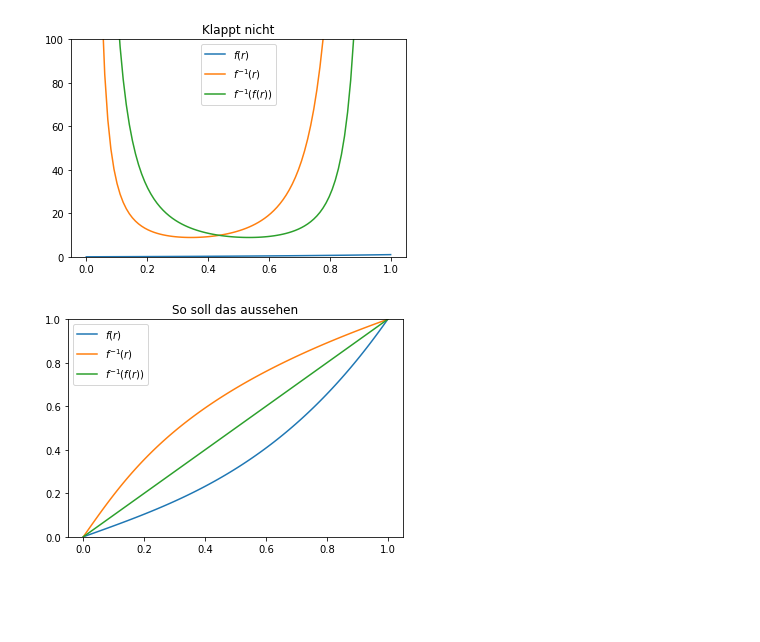
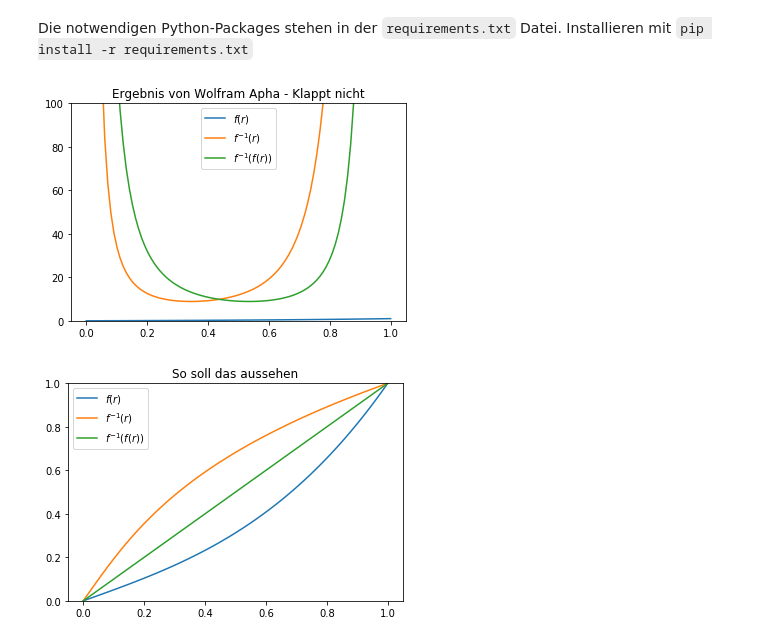
Before and after one commit to Phenylalaninquelle/distortionCamera, a Jupyter notebook: model/rumspielen.ipynb, the cells around one changed output. Saved outputs shown, nothing was run; the diff lists cells and outputs as text; code cells hidden in the pictures; blank space fills up the shorter version.

````diff
--- a/model/rumspielen.ipynb
+++ b/model/rumspielen.ipynb
@@ -17,14 +17,40 @@ Andere Online-Tools bringen andere Ergebnisse, die aber ähnlich bescheuert auss
 # Lensfun Invertierung
 
 Die Lensfun Library kann Bilder entzerren, abgespeichert wird bei denen die gemessene **Ver**zerrung. Nirgendwo steht die Mathe, die bei denen dahinter steckt... :'(
+# %% [markdown]
+Die notwendigen Python-Packages stehen in der `requirements.txt` Datei. Installieren mit ```pip install -r requirements.txt```
+# %%
+# Diese Zelle zuerst ausführen!!
+import numpy as np
+import matplotlib.pyplot as plt
+from pynverse import inversefunc
+import scipy
+
+def poly3_lensfun(x, k):
+    return x * (1 - k + k * np.power(x, 2))
+
+def get_num_monomes_for_two_vars(n):
+    return np.math.factorial(2 + n) / (2 * np.math.factorial(n))
+
+def polynomial(x, y, n, a, b):
+    assert(get_num_monomes_for_two_vars(n) == len(a))
+    assert(get_num_monomes_for_two_vars(n) == len(b))
+    if (n == 1):
+        x_ret = a[0] * x + a[1] * y + a[2]
+        y_ret = b[0] * y + b[1] * x + b[2]
+    elif (n == 2):
+        x_ret = a[0] * np.power(x,2) + a[1] * x * y + a[2] * np.power(y, 2) + a[3] * x + a[4] * y + a[5]
+        y_ret = b[0] * np.power(y,2) + b[1] * y * x + b[2] * np.power(x, 2) + b[3] * y + b[4] * x + b[5]
+    elif (n == 3):
+        x_ret = a[0] * np.power(x,3) + a[1] * np.power(x,2) * y + a[2] * x * np.power(y,2) + a[3] * np.power(y,3) + a[4] * np.power(x,2) + a[5] * x * y + a[6] * np.power(y,2) + a[7] * x + a[8] * y + a[9]
+        y_ret = b[0] * np.power(y,3) + b[1] * np.power(y,2) * x + b[2] * y * np.power(x,2) + b[3] * np.power(x,3) + b[4] * np.power(y,2) + b[5] * y * x + b[6] * np.power(x,2) + b[7] * y + b[8] * x + b[9]
+    else:
+        raise RuntimeError("Unsupported polynomial degree")
 # %%
 # Lösung von Wolfram Alpha ausprobieren
 
-import numpy as np
-import matplotlib.pyplot as plt
-
 # feel the funk
-func = lambda x, k: x * (1 - k + k * x**2)
+func = poly3_lensfun
 def inverse_func(x, k):
     # Nenner vom ersten und Zähler vom zweiten Bruch sind gleich:
     a = ( (729 * k**2 * x**4 - 108*(x - 1)**3 * x**3)**(1/2) -27 * k * x**2)**(3/2)
@@ -37,34 +63,33 @@ k = 0.5
 f = func(r, k)
 f_inv = inverse_func(r, k)
 should_be_linear = inverse_func(f,k)
 
 l_f = '$f(r)$'
 l_inv = r'$f^{-1}(r)$'
 l_lin = r'$f^{-1}(f(r))$'
 
 plt.plot(r, f, label=l_f)
 plt.plot(r, f_inv, label=l_inv)
 plt.plot(r, should_be_linear, label=l_lin)
 plt.figure(1)
 plt.plot()
 plt.ylim(0,100)
-plt.title('Klappt nicht')
+plt.title('Ergebnis von Wolfram Apha - Klappt nicht')
 plt.legend()
 plt.show()
 
 # invertieren mit python-library
-from pynverse import inversefunc
 inv_func = inversefunc(func, domain = [0,1], args = (k))
 f_inv2 = inv_func(r)
 should_be_linear = inv_func(f)
 plt.figure(2)
 plt.plot(r, f, label=l_f)
 plt.plot(r, f_inv2, label=l_inv)
 plt.plot(r, should_be_linear, label=l_lin)
 plt.ylim(0,1)
 plt.legend()
 plt.title('So soll das aussehen')
 plt.show()
 # %% [output]
-[figure, old version]
+[figure, new version]
 [figure]
````
Also changed, not shown: parts of 4 cells of this notebook, 2 other files.
